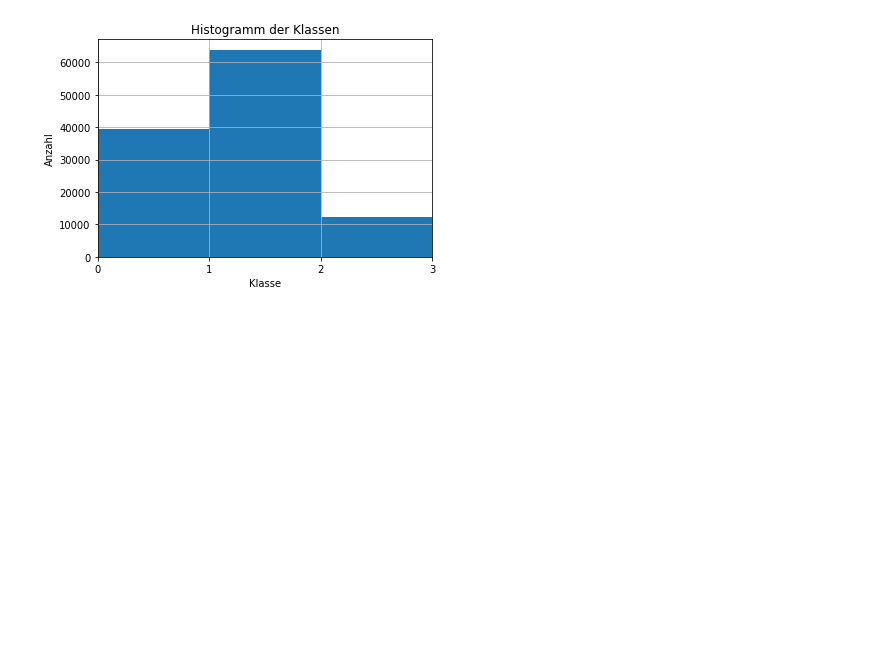
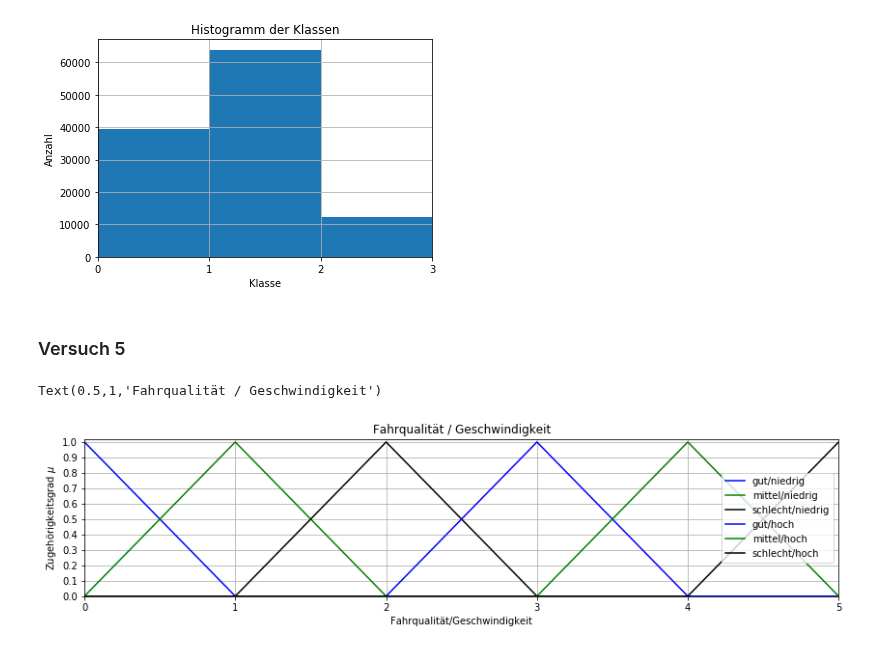
Before and after one commit to SandGreif/FahrradwegeKlassifizierung, a Jupyter notebook: daten_labeln/fuzzyLogic.ipynb, the cells around one changed output. Cells and saved outputs as stored; diff of their text form; code cells hidden in the pictures; blank space fills up the shorter version.

Commit message:
Fuzzy Versuch 5 hinzugefügt

```diff
--- a/daten_labeln/fuzzyLogic.ipynb
+++ b/daten_labeln/fuzzyLogic.ipynb
@@ -818,3 +824,48 @@ featuresDf["Klasse"].hist(bins=[0,1,2,3])
 # %%
 featuresDf.set_index('Zeitstempel in Unixzeit', inplace=True)
 featuresDf.to_csv('../daten/merkmale_datensatz_37_bis_42/merkmaleMitLabelnFuzzyVersuch4.csv')
+# %% [markdown]
+### Versuch 5
+# %%
+##### Fuzzy System Versuch 5 ####
+maxVibration = featuresDf["Standardabweichung Z-Achse Beschleunigung in m/s^2"].max()
+# Wetebereich
+vibration      = np.arange(0,maxVibration,0.001)
+smoothness     = np.arange(0,6           ,1    )
+velocity       = np.arange(0,32          ,0.001)
+
+# Fuzzifizierung Zugehörigkeitsfunktionen
+vibrationLow   = fuzz.trimf(vibration,  [    0, 0,5])
+vibrationMean  = fuzz.trimf (vibration, [    0 ,5,10])
+vibrationHigh  = fuzz.trapmf(vibration, [5,10,maxVibration, maxVibration])
+velocityLow    = fuzz.trimf(velocity,   [    0,    0,32])
+velocityHigh   = fuzz.trimf(velocity,   [    0,   32,32])
+
+# Zuordnung der Ausgangsgrößen
+smoothnessGoodLowVelo  = fuzz.trimf (smoothness,[0,0,1])
+smoothnessMeanLowVelo  = fuzz.trimf (smoothness,[0,1,2])
+smoothnessBadLowVelo   = fuzz.trimf (smoothness,[1,2,3])
+smoothnessGoodHighVelo = fuzz.trimf (smoothness,[2,3,4])
+smoothnessMeanHighVelo = fuzz.trimf (smoothness,[3,4,5])
+smoothnessBadHighVelo   = fuzz.trimf (smoothness,[4,5,6])
+# %%
+# PLot Fahrqualität / Geschwindigkeitsbereich
+plt.figure(figsize=(14,3))
+plt.plot(smoothness, smoothnessGoodLowVelo,  c='blue',  label='gut/niedrig')
+plt.plot(smoothness, smoothnessMeanLowVelo,  c='green', label='mittel/niedrig')
+plt.plot(smoothness, smoothnessBadLowVelo,   c='k',     label='schlecht/niedrig')
+plt.plot(smoothness, smoothnessGoodHighVelo, c='blue',  label='gut/hoch')
+plt.plot(smoothness, smoothnessMeanHighVelo, c='green', label="mittel/hoch" )
+plt.plot(smoothness, smoothnessBadHighVelo,  c='k',     label="schlecht/hoch")
+plt.grid()
+plt.ylabel("Zugehörigkeitsgrad $\mu$")
+plt.xlabel("Fahrqualität/Geschwindigkeit")
+plt.xlim(0,5)
+plt.yticks(np.arange(0, 1.1, 0.1))
+plt.ylim(0,1.02)
+plt.legend(loc=5)
+plt.title("Fahrqualität / Geschwindigkeit")
+#plt.savefig("fahrqualitaetVersuch3.png")
+# %% [output]
+Text(0.5,1,'Fahrqualität / Geschwindigkeit')
+[figure, added]
```
Also changed, not shown: parts of 9 cells of this notebook, 3 other files.
